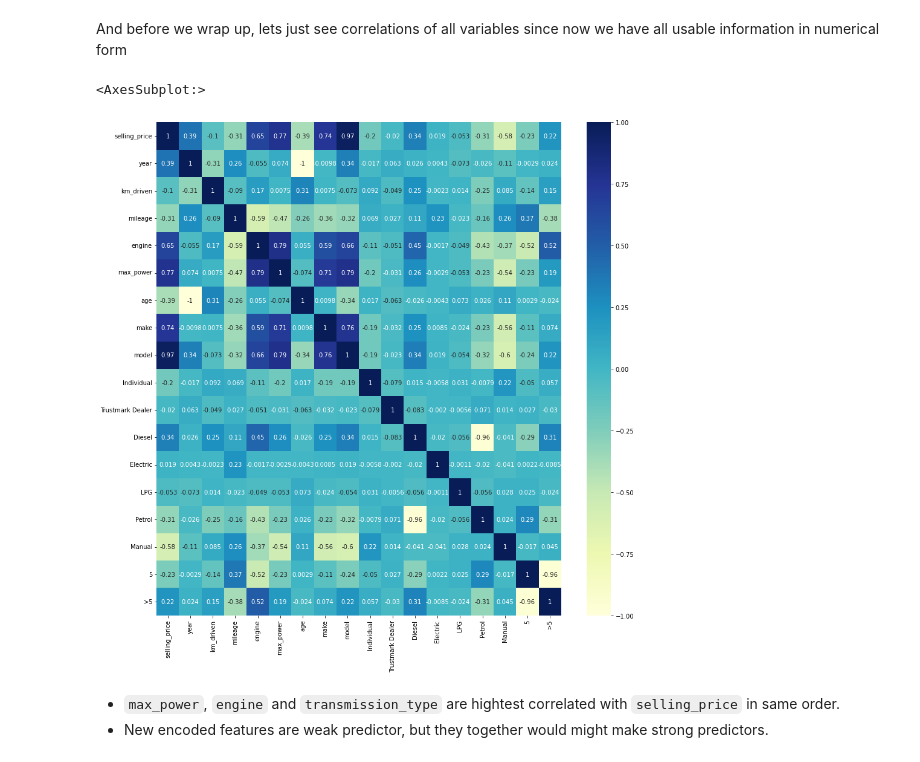
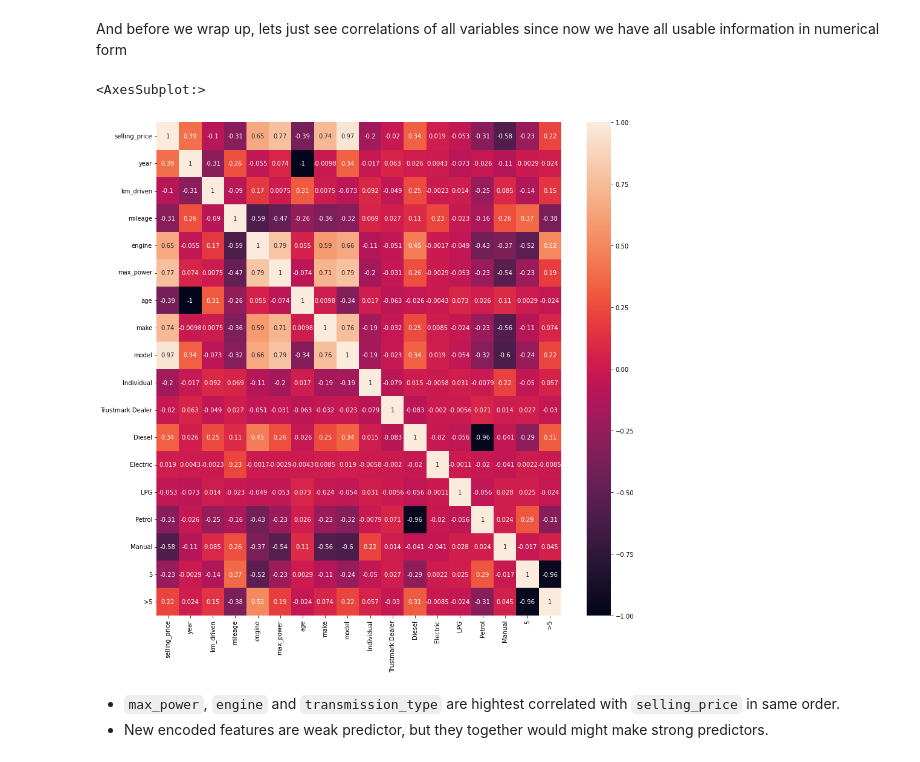
Before and after one commit to 28101991SUNNY/BusinessCase_Data_Exploration-, a Jupyter notebook: Car Price Predictions/CraPricePrediction_LinearRegression_1.ipynb, the cells around one changed output. Drawn from its saved outputs; the diff is of its cells as text; code cells hidden in the pictures.

```diff
--- a/Car Price Predictions/CraPricePrediction_LinearRegression_1.ipynb
+++ b/Car Price Predictions/CraPricePrediction_LinearRegression_1.ipynb
@@ -554,10 +560,10 @@ df.shape
 And before we wrap up, lets just see correlations of all variables since now we have all usable information in numerical form
 # %%
 plt.figure(figsize=(15, 15))
-sns.heatmap(df.corr(), cmap="YlGnBu", annot=True)
+sns.heatmap(df.corr(), annot=True)
 # %% [output]
 <AxesSubplot:>
-[figure, old version]
+[figure, new version]
 # %% [markdown]
 - `max_power`, `engine` and `transmission_type` are hightest correlated with `selling_price` in same order.
 - New encoded features are weak predictor, but they together would might make strong predictors.
```
Also changed, not shown: parts of 20 cells of this notebook.
